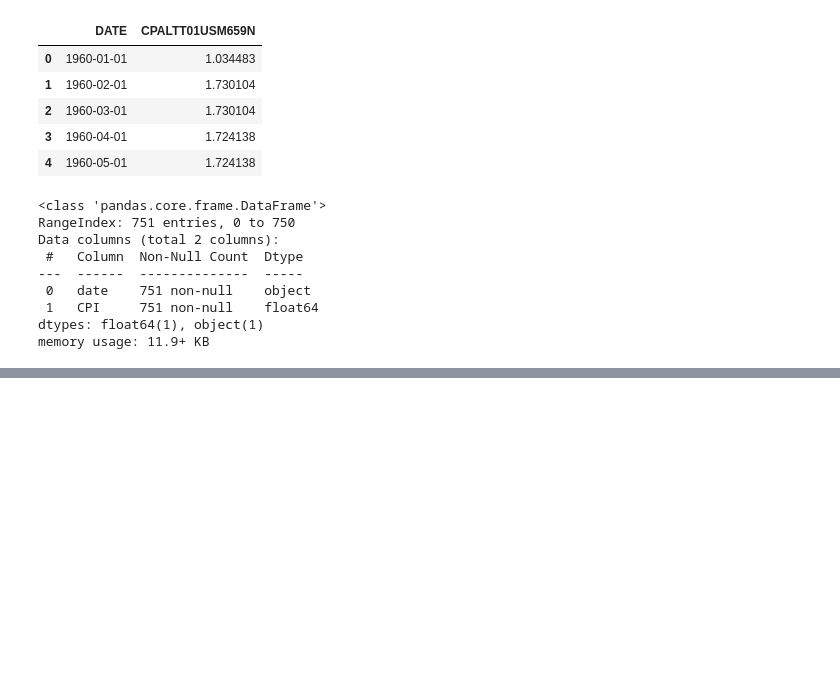
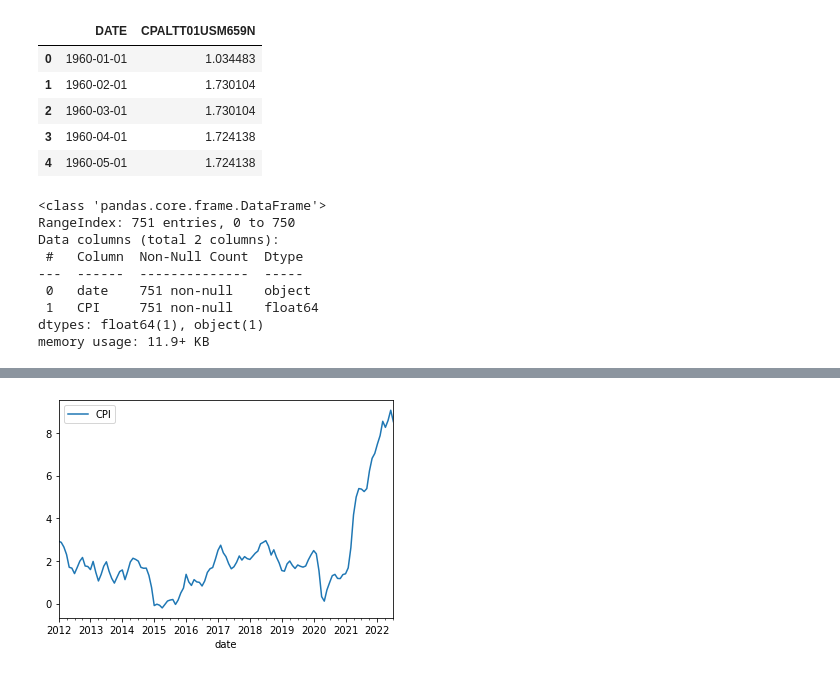
Before and after one commit to nan-park/section2_project, a Jupyter notebook: project_section2.ipynb, the cells around one changed output, grey strips where cells are left out. Drawn from its saved outputs; the diff is of its cells as text; code cells hidden in the pictures; blank space fills up the shorter version.

Commit message:
to_datetime로 바꿈. 실업률까지

```diff
--- a/project_section2.ipynb
+++ b/project_section2.ipynb
@@ -242,3 +231,8 @@ Data columns (total 2 columns):
  1   CPI     751 non-null    float64
 dtypes: float64(1), object(1)
 memory usage: 11.9+ KB
+# %%
+# to_datetime으로 바꾸기
+cpi.date = pd.to_datetime(cpi.date)
+cpi.set_index('date', inplace=True)
+cpi.head()
@@ -244,0 +247,4 @@ memory usage: 11.9+ KB
+# %%
+cpi.loc['2012':'2022'].plot();
+# %% [output]
+[figure, added]
```
Also changed, not shown: parts of 13 cells of this notebook.
